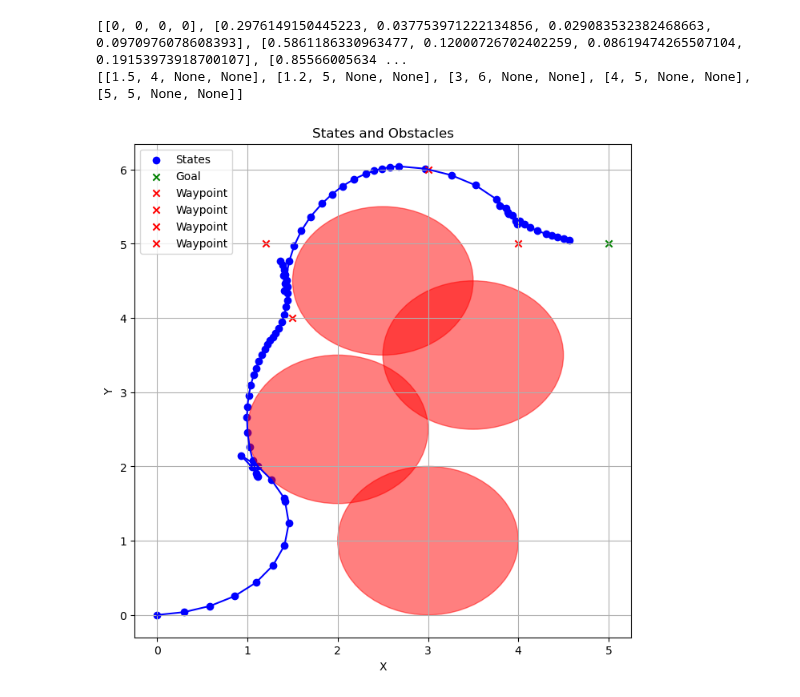
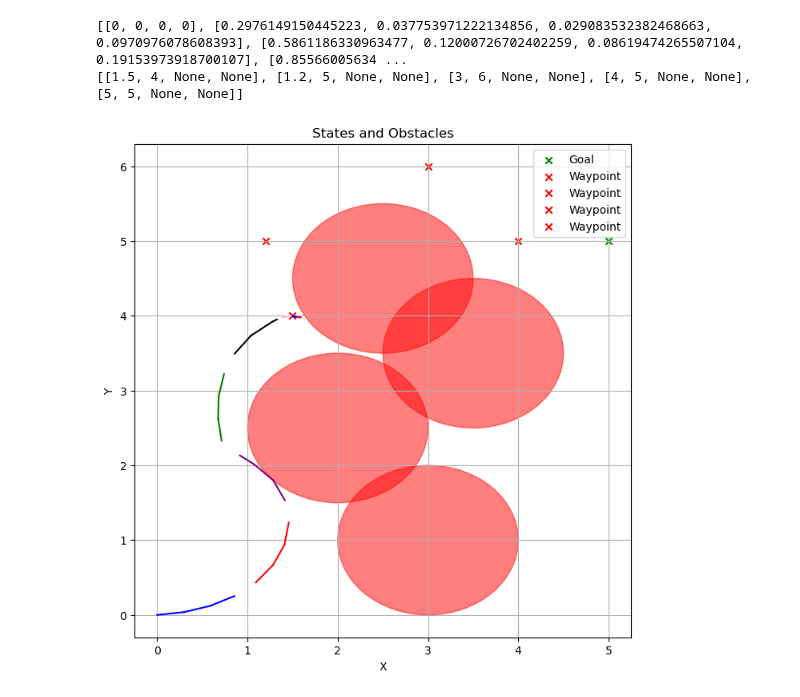
Before and after one commit to cornellev/Local_and_Global_Planning, a Jupyter notebook: local_sim/BicycleKinematics.ipynb, the cells around one changed output. Saved outputs shown, nothing was run; the diff lists cells and outputs as text; code cells hidden in the pictures.

Commit message:
Added different color stripes, made next iteration use previous iteration's values, but it's not very good.

```diff
--- a/local_sim/BicycleKinematics.ipynb
+++ b/local_sim/BicycleKinematics.ipynb
@@ -172,8 +172,9 @@ class Optimizer:
     def calculate_optimal_input(self, initial_guess, N):
         # N actions
         # N+1 states
-        actions = np.array( [initial_guess for _ in range(N)] )
-        actions = actions.flatten()
+        # actions = np.array( [initial_guess for _ in range(N)] )
+        actions = np.array(initial_guess)
+        # actions = actions.flatten()
 
         bounds = []
 
@@ -370,35 +399,45 @@ for action in new_actions:
 print(states)
 
 x = [state[0] for state in states]
 y = [state[1] for state in states]
 
-# Plot states and obstacles
+# Split x into a list of lists with 4 elements each
+x_new = [x[i:i + 4] for i in range(0, len(x), 4)]
+y_new = [y[i:i + 4] for i in range(0, len(y), 4)]
+
+# Plot states and obstacles, drawing every 4 states with new colors
 plt.figure(figsize=(8, 8))
-plt.scatter(x, y, color='blue', label='States')
+
 for obstacle in obstacles:
     circle = plt.Circle((obstacle[0], obstacle[1]), obstacle[2], color='red', alpha=0.5)
     plt.gca().add_patch(circle)
 
 # Plot the goal
 plt.scatter(goal_state.position[0], goal_state.position[1], color='green', marker='x', label='Goal')
 
 # Plot the waypoints
 for waypoint in waypoints[:-1]:
     plt.scatter(waypoint[0], waypoint[1], color='red', marker='x', label='Waypoint')
 
 print(waypoints)
 
 # Plot lines between states
-for i in range(len(x) - 1):
-    plt.plot([x[i], x[i+1]], [y[i], y[i+1]], color='blue')
+# for i in range(len(x) - 1):
+#     plt.plot([x[i], x[i+1]], [y[i], y[i+1]], color='blue')
+
+colors = ["blue", "red", "purple", "orange", "yellow", "green", "black", "pink"]
+
+for i in x_new:
+    for j in range(len(i) - 1):
+        plt.plot([i[j], i[j+1]], [y_new[x_new.index(i)][j], y_new[x_new.index(i)][j+1]], color=colors[x_new.index(i)%len(colors)])
 
 plt.xlabel('X')
 plt.ylabel('Y')
 plt.title('States and Obstacles')
 plt.legend()
 plt.grid(True)
 plt.show()
 # %% [output]
 [[0, 0, 0, 0], [0.2976149150445223, 0.037753971222134856, 0.029083532382468663, 0.0970976078608393], [0.5861186330963477, 0.12000726702402259, 0.08619474265507104, 0.19153973918700107], [0.85566005634 ...
 [[1.5, 4, None, None], [1.2, 5, None, None], [3, 6, None, None], [4, 5, None, None], [5, 5, None, None]]
-[figure, old version]
+[figure, new version]
```
Also changed, not shown: parts of 1 cell of this notebook.
